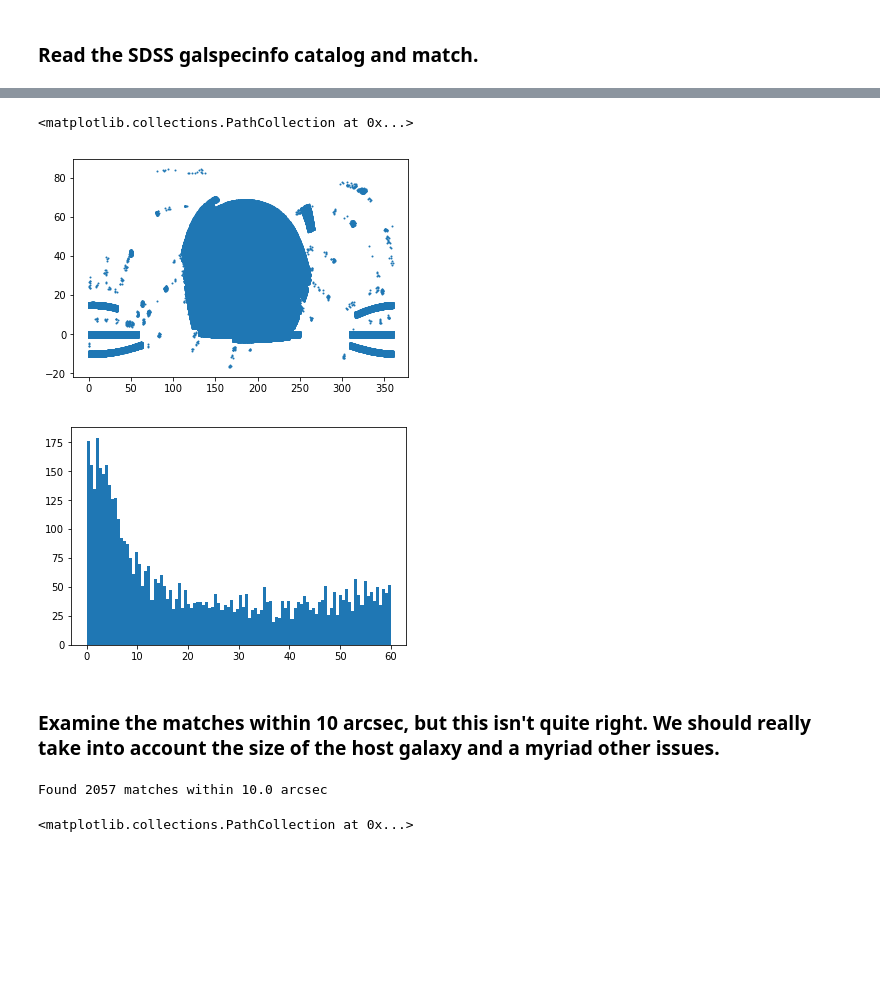
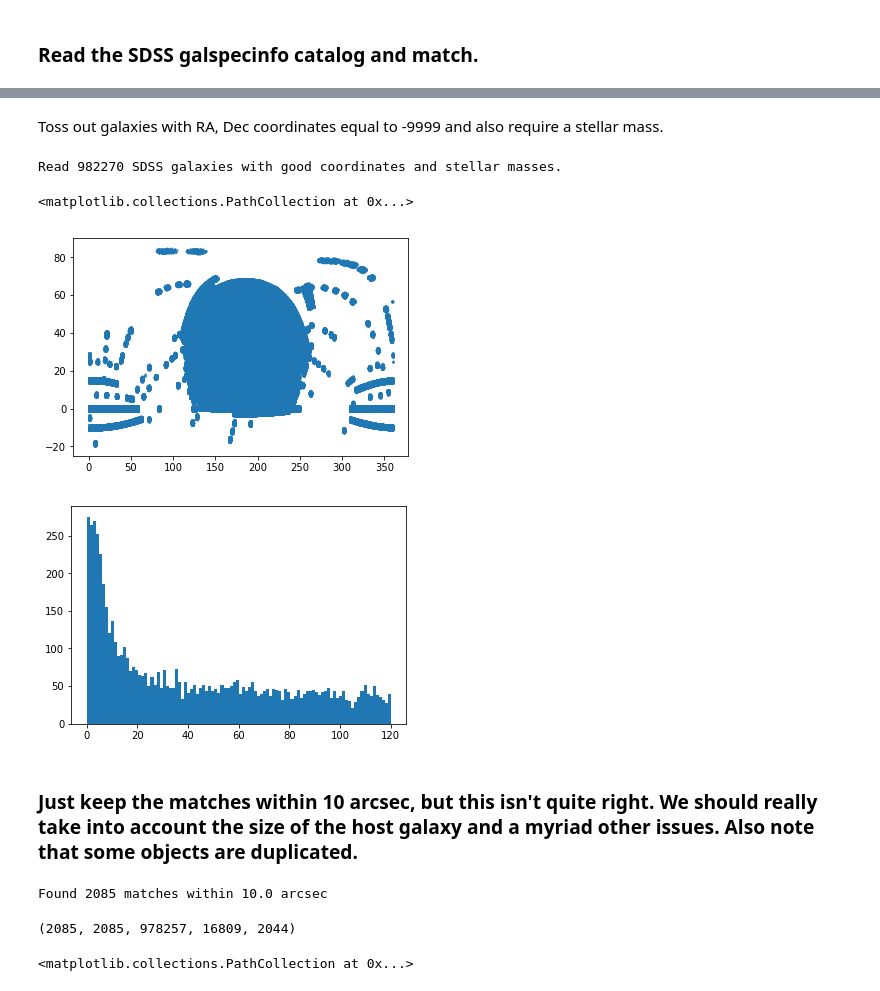
Before and after one commit to moustakas/siena-astrophysics, a Jupyter notebook: nb/match-galspecinfo-open-supernova-catalog.ipynb, the cells around one changed output, grey strips where cells are left out. Cells and saved outputs as stored; diff of their text form; code cells hidden in the pictures; blank space fills up the shorter version.

```diff
--- a/nb/match-galspecinfo-open-supernova-catalog.ipynb
+++ b/nb/match-galspecinfo-open-supernova-catalog.ipynb
@@ -184,0 +176,5 @@ Read 926066 SDSS galaxies with good redshifts and coordinates.
+# %%
+_sdssinfo = fitsio.FITS('galSpecInfo-dr8.fits')
+print(_sdssinfo[1])
+cols = ['SPECOBJID', 'RA', 'DEC', 'PLATEID', 'MJD', 'FIBERID', 'Z']
+sdssinfo = Table(_sdssinfo[1].read(columns=cols))
@@ -184,0 +199,5 @@ Read 926066 SDSS galaxies with good redshifts and coordinates.
+# %%
+_sdssprops = fitsio.FITS('galSpecExtra-dr8.fits')
+print(_sdssprops[1])
+cols = ['LGM_TOT_P50', 'OH_P50', 'SFR_TOT_P50', 'SPECSFR_TOT_P50', 'BPTCLASS']
+sdssprops = Table(_sdssprops[1].read(columns=cols))
@@ -185,27 +222,40 @@ Read 926066 SDSS galaxies with good redshifts and coordinates.
+# %% [markdown]
+Toss out galaxies with RA, Dec coordinates equal to -9999 and also require a stellar mass.
+# %%
+sdssgood = np.where( (sdssinfo['RA'] >= 0) * (sdssinfo['RA'] <= 360) *
+                    (sdssprops['LGM_TOT_P50'] > 0) )[0]
+sdssinfo = sdssinfo[sdssgood]
+sdssprops = sdssprops[sdssgood]
+print('Read {} SDSS galaxies with good coordinates and stellar masses.'.format(len(sdssinfo)))
+# %% [output]
+Read 982270 SDSS galaxies with good coordinates and stellar masses.
 # %%
 fig, ax = plt.subplots()
-ax.scatter(sdss['RA'], sdss['DEC'], s=1)
+ax.scatter(sdssinfo['RA'], sdssinfo['DEC'], s=1)
 # %% [output]
 <matplotlib.collections.PathCollection at 0x...>
-[figure, old version]
+[figure, new version]
 # %%
-scoord = SkyCoord(ra=sdss['RA']*u.degree, dec=sdss['DEC']*u.degree)
-ocoord = SkyCoord(ra=oscra*u.degree, dec=oscdec*u.degree)
-idx, sep2d, _ = scoord.match_to_catalog_sky(ocoord)
+scoord = SkyCoord(ra=sdssinfo['RA']*u.deg, dec=sdssinfo['DEC']*u.deg)
+ocoord = SkyCoord(ra=oscgood['MEAN_RA']*u.deg, dec=oscgood['MEAN_DEC']*u.deg)
+_, sep2d, _ = ocoord.match_to_catalog_sky(scoord)
 # %%
 fig, ax = plt.subplots()
-_, _, _ = ax.hist(sep2d.to(u.arcsec).value, bins=100, range=(0, 60))
+_, _, _ = ax.hist(sep2d.arcsec, bins=100, range=(0, 120))
 # %% [output]
-[figure, old version]
+[figure, new version]
 # %% [markdown]
-### Examine the matches within 10 arcsec, but this isn't quite right.  We should really take into account the size of the host galaxy and a myriad other issues.
+### Just keep the matches within 10 arcsec, but this isn't quite right.  We should really take into account the size of the host galaxy and a myriad other issues.  Also note that some objects are duplicated.
 # %%
 rad = 10.0 * u.arcsec
-sdssmatch = np.where(sep2d < rad)[0]
-oscmatch = idx[sdssmatch]
-nmatch = len(sdssmatch)
+indx_sdss, indx_osc, d2d, _ = ocoord.search_around_sky(scoord, rad)
+nmatch = len(indx_sdss)
 print('Found {} matches within {}'.format(nmatch, rad))
 # %% [output]
-Found 2057 matches within 10.0 arcsec
+Found 2085 matches within 10.0 arcsec
+# %%
+len(indx_sdss), len(indx_osc), indx_sdss.max(), indx_osc.max(), len(np.unique(indx_sdss))
+# %% [output]
+(2085, 2085, 978257, 16809, 2044)
 # %%
 fig, ax = plt.subplots()
```
Also changed, not shown: parts of 24 cells of this notebook.
